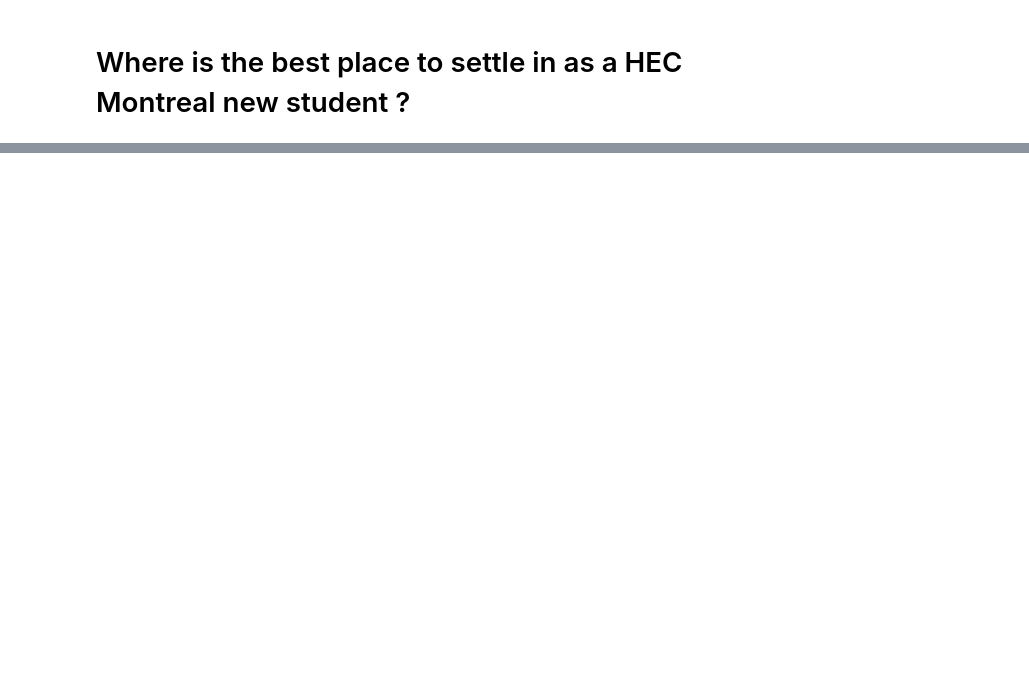
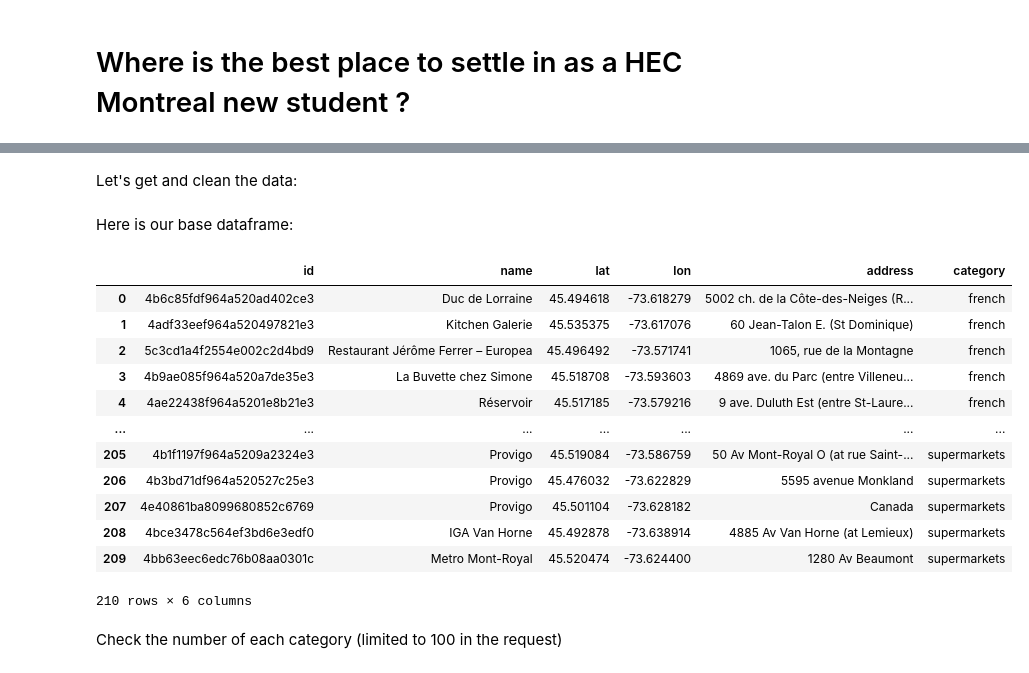
Before and after one commit to SoCrespo/Coursera_Capstone, a Jupyter notebook: Capstone_final_public.ipynb, the cells around one changed output, grey strips where cells are left out. Cells and saved outputs as stored; diff of their text form; code cells hidden in the pictures; blank space fills up the shorter version.

```diff
--- a/Capstone_final_public.ipynb
+++ b/Capstone_final_public.ipynb
@@ -93,0 +42,2 @@ data.groupby("category").count()[['venue_id']]
+# %% [markdown]
+Let's get and clean the data:
@@ -93,0 +50,51 @@ data.groupby("category").count()[['venue_id']]
+# %%
+# client_id = ....
+# client_secret = ...
+endpoint = "https://api.foursquare.com/v2/venues/search"
+v = "20200101"
+hec_ll = "45.50433081907987,-73.62086000795014"         # HEC MONTREAL coordinates
+radius = str(4000)   # radius of search around central point, in meters
+limit = str(100)     # max number of venues returned by the request
+query = f'{endpoint}?client_id={client_id}&client_secret={client_secret}&v={v}&ll={hec_ll}&radius={radius}&limit={limit}&categoryId='
+# %%
+categories = {
+    'french': "4bf58dd8d48988d10c941735",
+    'italian':  "4bf58dd8d48988d110941735",
+    'pools':  "4bf58dd8d48988d15e941735",
+    'metros':  "4bf58dd8d48988d1fd931735",
+    'supermarkets':  "52f2ab2ebcbc57f1066b8b46"}
+
+list_of_dicts = []
+for cat_name, cat_id in categories.items():
+    query_for_category = query + cat_id
+    list_of_venues_for_category = requests.get(query_for_category).json()['response']['venues']
+    for venue in list_of_venues_for_category:
+        list_of_dicts.append({
+            'id': venue['id'],
+            'name': venue['name'],
+            'lat': venue['location']['lat'],
+            'lon': venue['location']['lng'],
+            'address': venue['location']['formattedAddress'][0],
+            'category': cat_name
+        })
+venues = pd.DataFrame(list_of_dicts)
+# %% [markdown]
+Here is our base dataframe:
+# %%
+venues
+# %% [output]
+|  | id | name | lat | lon | address | category |
+| 0 | 4b6c85fdf964a520ad402ce3 | Duc de Lorraine | 45.494618 | -73.618279 | 5002 ch. de la Côte-des-Neiges (R... | french |
+| 1 | 4adf33eef964a520497821e3 | Kitchen Galerie | 45.535375 | -73.617076 | 60 Jean-Talon E. (St Dominique) | french |
+| 2 | 5c3cd1a4f2554e002c2d4bd9 | Restaurant Jérôme Ferrer – Europea | 45.496492 | -73.571741 | 1065, rue de la Montagne | french |
+| 3 | 4b9ae085f964a520a7de35e3 | La Buvette chez Simone | 45.518708 | -73.593603 | 4869 ave. du Parc (entre Villeneu... | french |
+| 4 | 4ae22438f964a5201e8b21e3 | Réservoir | 45.517185 | -73.579216 | 9 ave. Duluth Est (entre St-Laure... | french |
+| ... | ... | ... | ... | ... | ... | ... |
+| 205 | 4b1f1197f964a5209a2324e3 | Provigo | 45.519084 | -73.586759 | 50 Av Mont-Royal O (at rue Saint-... | supermarkets |
+| 206 | 4b3bd71df964a520527c25e3 | Provigo | 45.476032 | -73.622829 | 5595 avenue Monkland | supermarkets |
+| 207 | 4e40861ba8099680852c6769 | Provigo | 45.501104 | -73.628182 | Canada | supermarkets |
+| 208 | 4bce3478c564ef3bd6e3edf0 | IGA Van Horne | 45.492878 | -73.638914 | 4885 Av Van Horne (at Lemieux) | supermarkets |
+| 209 | 4bb63eec6edc76b08aa0301c | Metro Mont-Royal | 45.520474 | -73.624400 | 1280 Av Beaumont | supermarkets |
+210 rows × 6 columns
+# %% [markdown]
+Check the number of each category (limited to 100 in the request)
```
Also changed, not shown: parts of 73 cells of this notebook, 1 other file.
